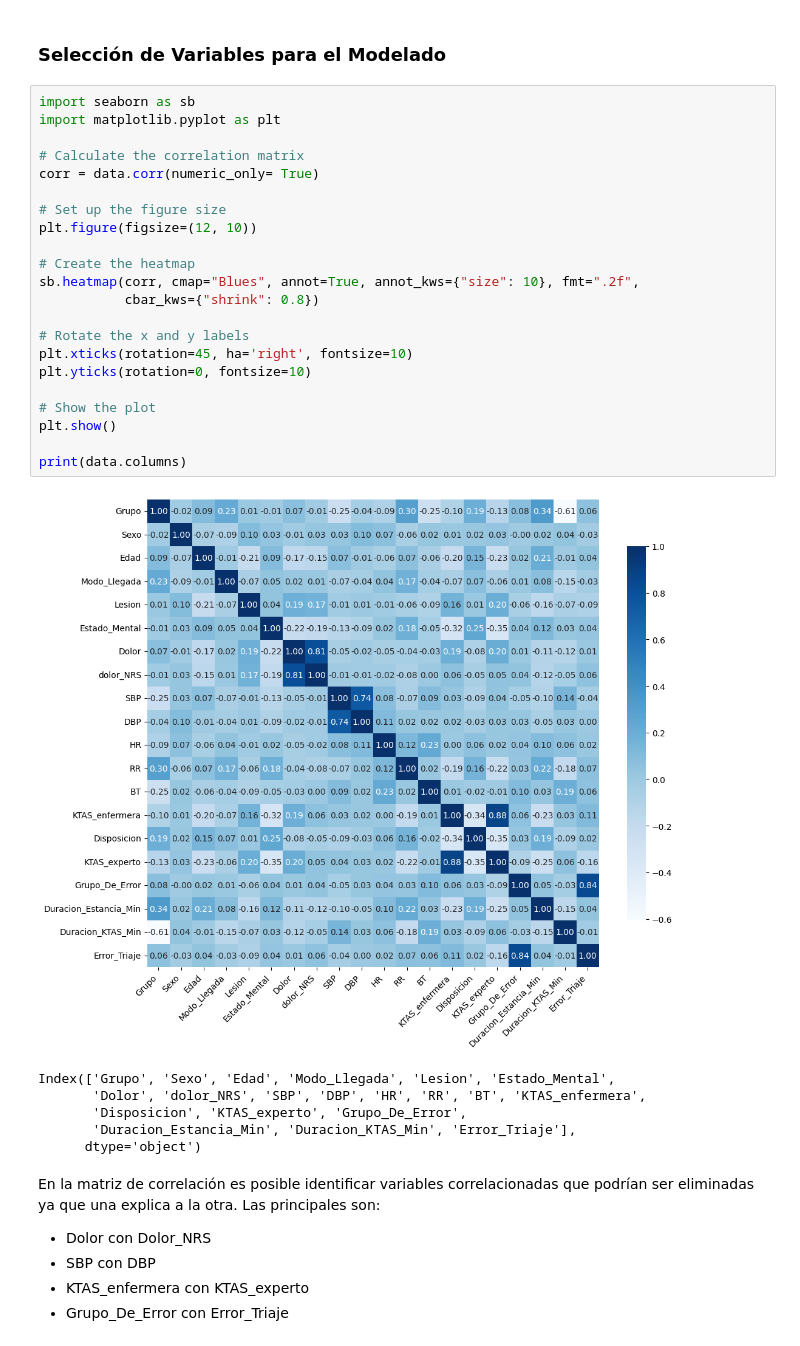
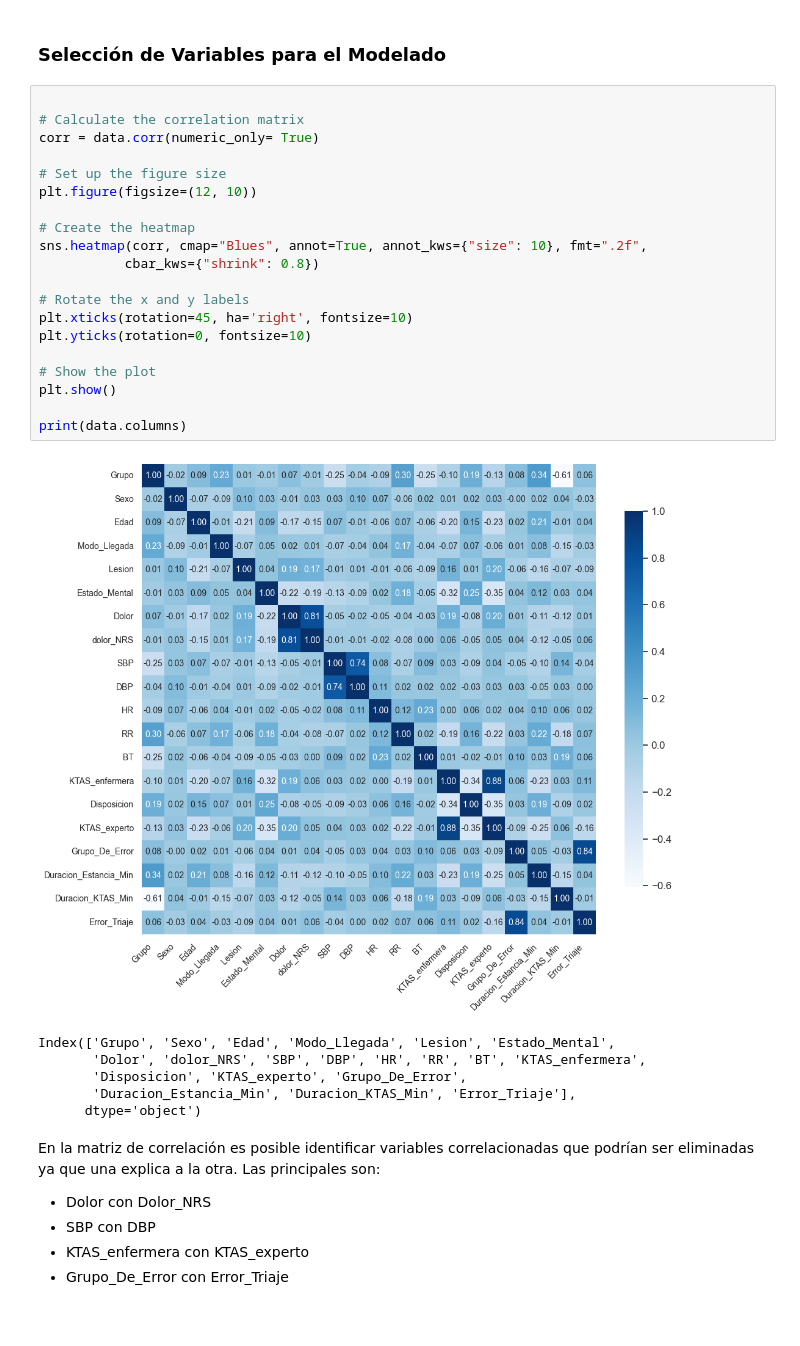
Before and after one commit to despinosaa/Lab1_G1, a Jupyter notebook: Lab2_UNIFICADO.ipynb, the cells around one changed output. Cells and saved outputs as stored; diff of their text form.

```diff
--- a/Lab2_UNIFICADO.ipynb
+++ b/Lab2_UNIFICADO.ipynb
@@ -389,29 +390,27 @@ Name: Duracion_Estancia_Min, dtype: float64
 # %% [markdown]
 ### Selección de Variables para el Modelado
 # %%
-import seaborn as sb
-import matplotlib.pyplot as plt
 
 # Calculate the correlation matrix
 corr = data.corr(numeric_only= True)
 
 # Set up the figure size
 plt.figure(figsize=(12, 10))
 
 # Create the heatmap
-sb.heatmap(corr, cmap="Blues", annot=True, annot_kws={"size": 10}, fmt=".2f",
+sns.heatmap(corr, cmap="Blues", annot=True, annot_kws={"size": 10}, fmt=".2f",
            cbar_kws={"shrink": 0.8})
 
 # Rotate the x and y labels
 plt.xticks(rotation=45, ha='right', fontsize=10)
 plt.yticks(rotation=0, fontsize=10)
 
 # Show the plot
 plt.show()
 
 print(data.columns)
 # %% [output]
-[figure, old version]
+[figure, new version]
 Index(['Grupo', 'Sexo', 'Edad', 'Modo_Llegada', 'Lesion', 'Estado_Mental',
        'Dolor', 'dolor_NRS', 'SBP', 'DBP', 'HR', 'RR', 'BT', 'KTAS_enfermera',
        'Disposicion', 'KTAS_experto', 'Grupo_De_Error',
```
Also changed, not shown: parts of 53 cells of this notebook, 1 other file.
